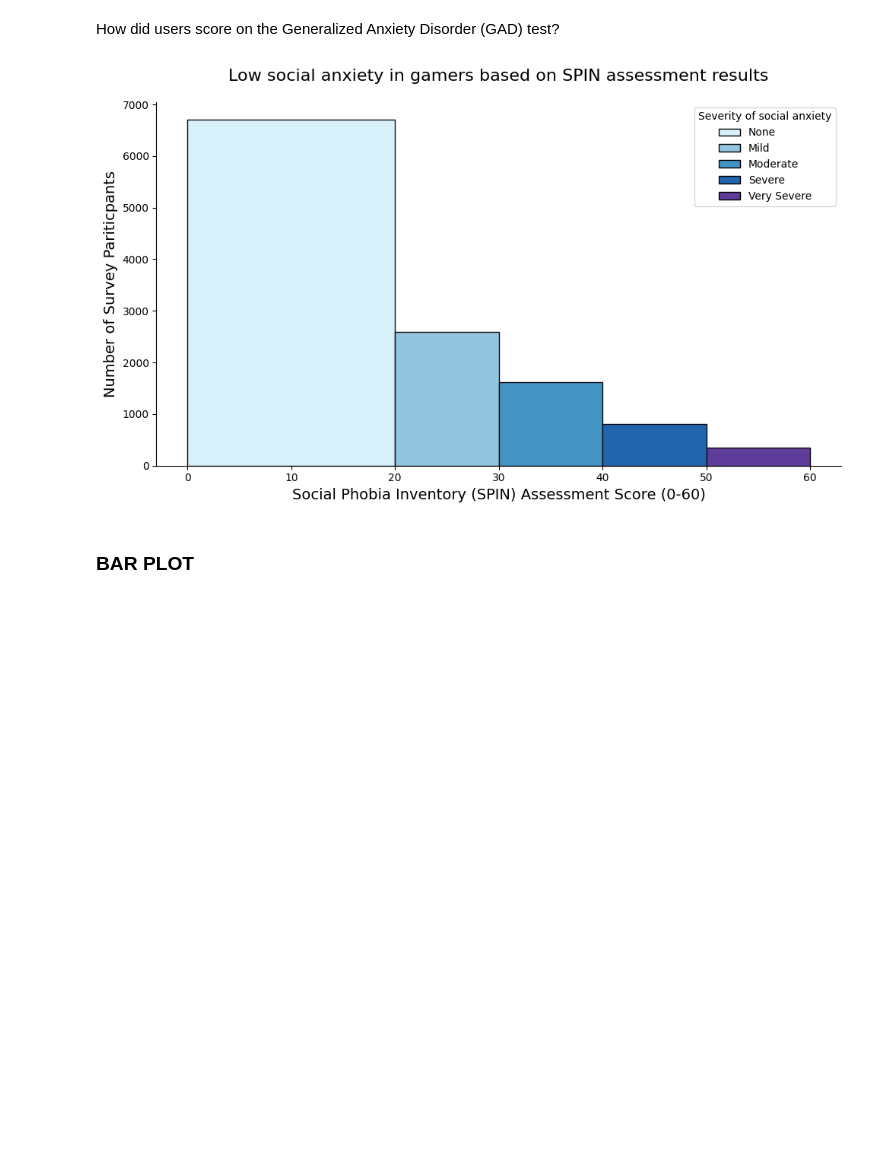
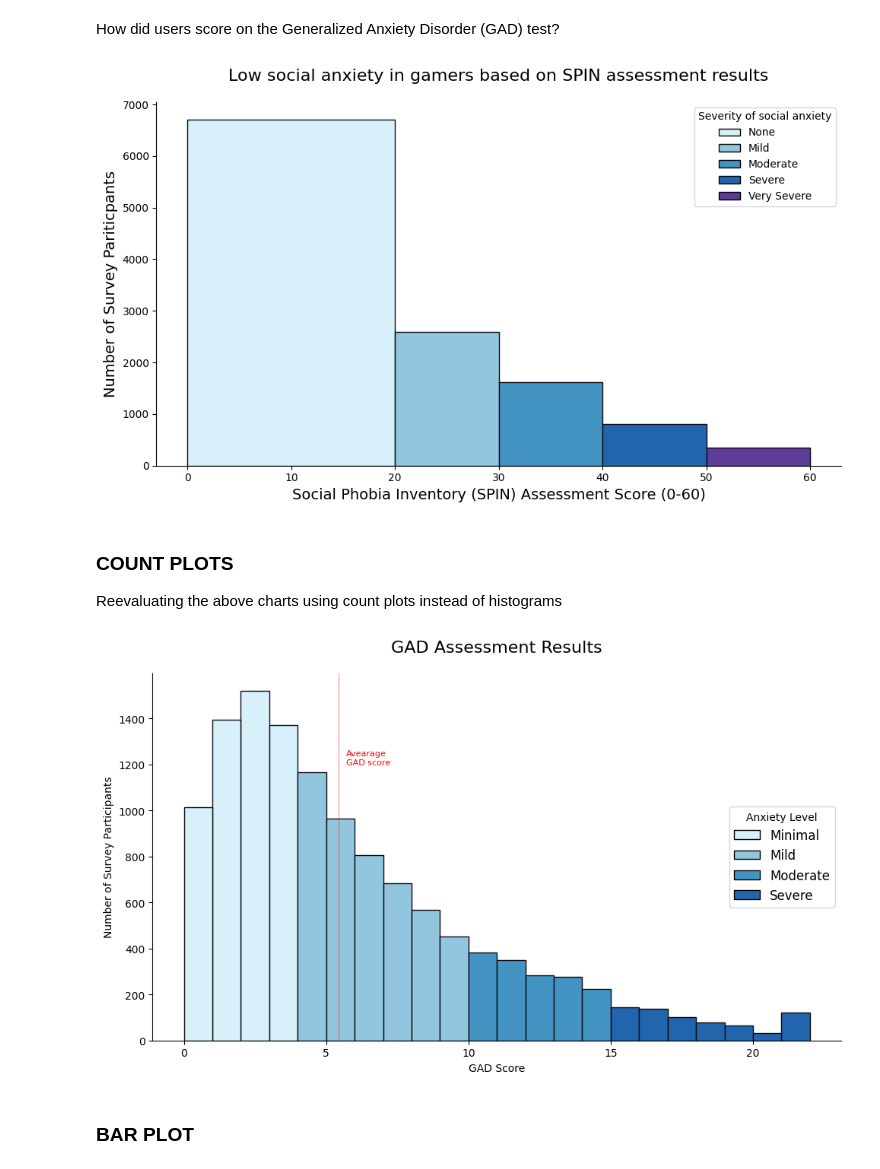
Before and after one commit to amallred/gaming-mental-health-analysis, a Jupyter notebook: notebooks/charts.ipynb, the cells around one changed output. Drawn from its saved outputs; the diff is of its cells as text; code cells hidden in the pictures; blank space fills up the shorter version.

Commit message:
cleaned excess comments, started hist to count plot transition

```diff
--- a/notebooks/charts.ipynb
+++ b/notebooks/charts.ipynb
@@ -215,6 +208,79 @@ plt.tight_layout()
 plt.show()
 # %% [output]
 [figure]
+# %% [markdown]
+### COUNT PLOTS
+Reevaluating the above charts using count plots instead of histograms
+# %%
+counts_GAD = df["GAD_Total"].value_counts()
+
+plt.figure(figsize=(10, 6))
+
+plt.bar(
+    counts_GAD.index,
+    counts_GAD.values,
+    width=1,
+    ec=colors_ld[-1],
+    align='edge')
+
+# Remove extra lines
+ax = plt.gca()
+ax.spines['top'].set_visible(False)
+ax.spines['right'].set_visible(False)
+
+# Set grouping colors
+for patch in ax.patches:
+    score = patch.get_x() + patch.get_width()/2
+    if score <=4:
+        patch.set_fc(colors_ld[0])
+    elif score <=10:
+        patch.set_fc(colors_ld[1])
+    elif score <=15:
+        patch.set_fc(colors_ld[2])
+    elif score >15:
+        patch.set_fc(colors_ld[3])
+
+# create legend
+handles = [Rectangle((0,0),1,1,color=c,ec="k") for c in [colors_ld[0], colors_ld[1],colors_ld[2], colors_ld[3]]]
+labels = ['Minimal', 'Mild', 'Moderate', 'Severe']
+plt.legend(
+    handles,
+    labels,
+    title='Anxiety Level',
+    loc='center right',
+    fontsize=12
+    )
+
+# Add average line
+ax.axvline(
+    average_GAD,
+    color="red",
+    linewidth = 0.5,
+    alpha = .7
+)
+
+ax.text(
+    average_GAD+0.25,
+    1200,
+    'Avearage\nGAD score',
+    color="red",
+    fontsize=8
+)
+
+plt.xlabel("GAD Score")
+plt.ylabel("Number of Survey Participants")
+plt.title("GAD Assessment Results", fontsize=16, pad=20)
+
+plt.tight_layout()
+
+# Save figure as image
+plt.savefig('../plots/GAD_score_count_plot.png')
+
+plt.show()
+
+# AI disclaimer: After about 20 minutes of searching online, I used ChatGPT to help figure out how to convert my `for` loops from the histogram to work with the patches of a bar/count plot.
+# %% [output]
+[figure, added]
 # %% [markdown]
 ### BAR PLOT
 # %% [markdown]
```
Also changed, not shown: parts of 4 cells of this notebook, 13 other files.
